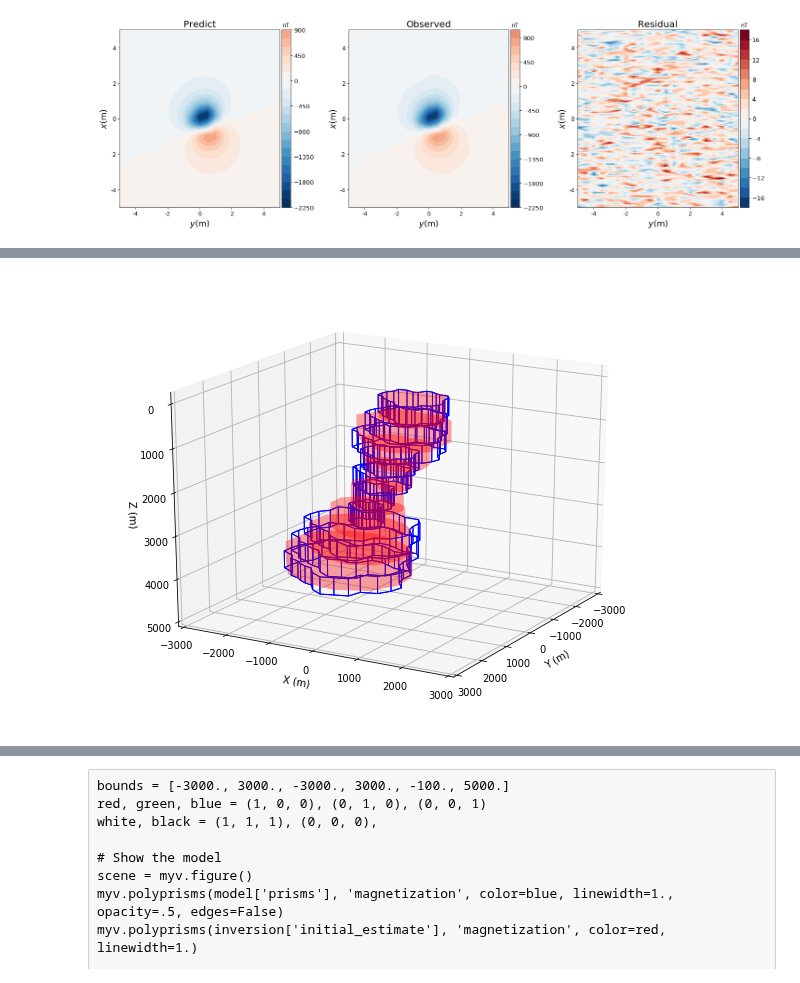
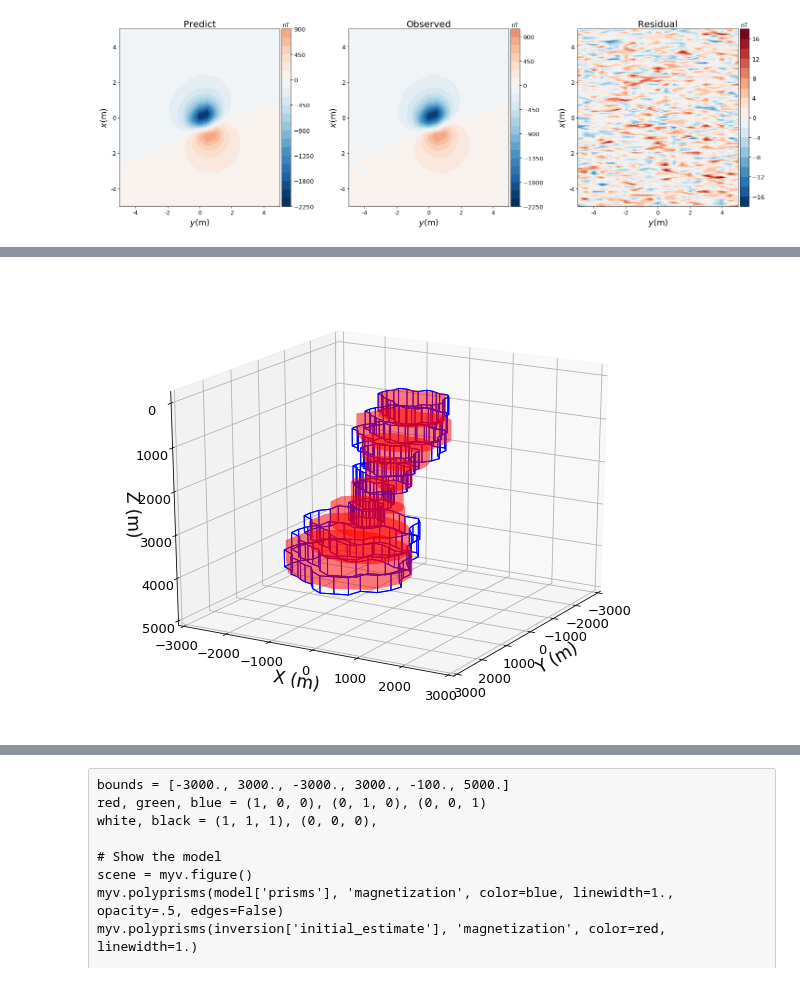
Before and after one commit to pinga-lab/magnetic-radial-inversion, a Jupyter notebook: code/complex/tfa_vizualiation.ipynb, the cells around one changed output, grey strips where cells are left out. Drawn from its saved outputs; the diff is of its cells as text; code cells hidden in the pictures.

Commit message:
improving figures of complex

```diff
--- a/code/complex/tfa_vizualiation.ipynb
+++ b/code/complex/tfa_vizualiation.ipynb
@@ -221,28 +222,29 @@ verts_true = mfun.plot_prisms(model['prisms'])
 # %%
 fig = plt.figure(figsize=(10,8))
 ax = fig.add_subplot(111, projection='3d')
 
 # plot sides
 ax.add_collection3d(Poly3DCollection(verts_true,
 alpha=0, facecolor='b', linewidths=1., edgecolors='b'))
-ax.add_collection3d(Poly3DCollection(verts, alpha=0.2,
+ax.add_collection3d(Poly3DCollection(verts, alpha=0.3,
  facecolor='r', linewidths=0, edgecolors='r'))
 
 ax.set_xlim(-3000, 3000, 100)
 ax.set_ylim(-3000, 3000, 100)
 ax.set_zlim(5000, -150, 100)
-ax.set_xlabel('Y (m)')
-ax.set_ylabel('X (m)')
-ax.set_zlabel('Z (m)')
+ax.tick_params(labelsize= 13)
+ax.set_xlabel('Y (m)', fontsize= 17)
+ax.set_ylabel('X (m)', fontsize= 17)
+ax.set_zlabel('Z (m)', fontsize= 17)
 ax.view_init(20, 30)
 
 #norm=mpb.colors.Normalize(vmin=np.min(inversion['residual']), vmax=np.min(inversion['residual'])*(-1))
 #ax.tricontourf(inversion['y'], inversion['x'], inversion['residual'],
 #                zdir='z', offset=-1150, cmap='RdBu_r', norm=norm)
 
 plt.savefig(mypath+'complex_3d_estimate.png', dpi=300, bbox_inches="tight")
 plt.show()
 
 #img(filename=mypath+'complex_3d_estimate.png', width=400, height=400)
 # %% [output]
-[figure, old version]
+[figure, new version]
```
Also changed, not shown: parts of 11 cells of this notebook, 11 other files.
